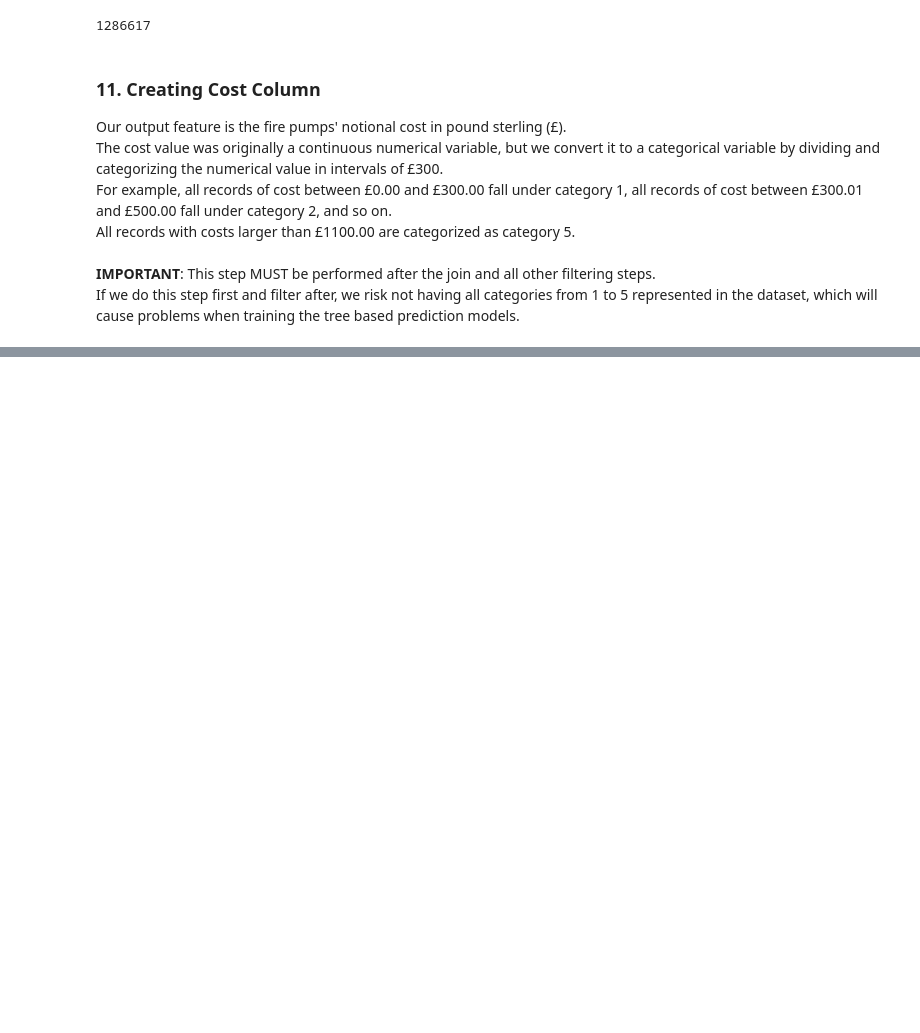
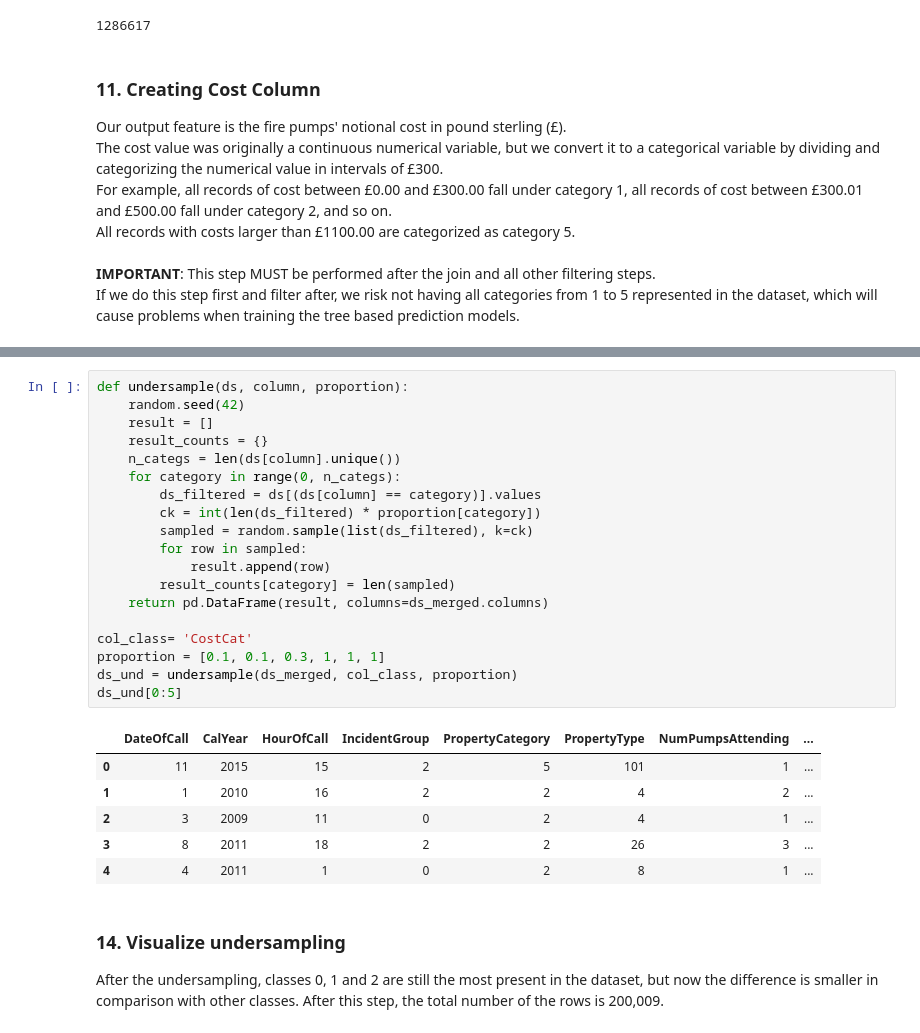
Before and after one commit to nkinesis/soen471-project, a Jupyter notebook: preprocessing/1_data_cleaning_with_weather.ipynb, the cells around one changed output, grey strips where cells are left out. Saved outputs shown, nothing was run; the diff lists cells and outputs as text; blank space fills up the shorter version.

Commit message:
implement undersampling

```diff
--- a/preprocessing/1_data_cleaning_with_weather.ipynb
+++ b/preprocessing/1_data_cleaning_with_weather.ipynb
@@ -201,0 +226,29 @@ Name: CostCat, dtype: int64
+# %%
+def undersample(ds, column, proportion):
+    random.seed(42)
+    result = []
+    result_counts = {}
+    n_categs = len(ds[column].unique())
+    for category in range(0, n_categs):
+        ds_filtered = ds[(ds[column] == category)].values
+        ck = int(len(ds_filtered) * proportion[category])
+        sampled = random.sample(list(ds_filtered), k=ck)
+        for row in sampled:
+            result.append(row)
+        result_counts[category] = len(sampled)
+    return pd.DataFrame(result, columns=ds_merged.columns)
+
+col_class= 'CostCat'
+proportion = [0.1, 0.1, 0.3, 1, 1, 1]
+ds_und = undersample(ds_merged, col_class, proportion)
+ds_und[0:5]
+# %% [output]
+|  | DateOfCall | CalYear | HourOfCall | IncidentGroup | PropertyCategory | PropertyType | NumPumpsAttending | ... |
+| 0 | 11 | 2015 | 15 | 2 | 5 | 101 | 1 | ... |
+| 1 | 1 | 2010 | 16 | 2 | 2 | 4 | 2 | ... |
+| 2 | 3 | 2009 | 11 | 0 | 2 | 4 | 1 | ... |
+| 3 | 8 | 2011 | 18 | 2 | 2 | 26 | 3 | ... |
+| 4 | 4 | 2011 | 1 | 0 | 2 | 8 | 1 | ... |
+# %% [markdown]
+### 14. Visualize undersampling
+After the undersampling, classes 0, 1 and 2 are still the most present in the dataset, but now the difference is smaller in comparison with other classes. After this step, the total number of the rows is 200,009.
```
Also changed, not shown: parts of 9 cells of this notebook.
